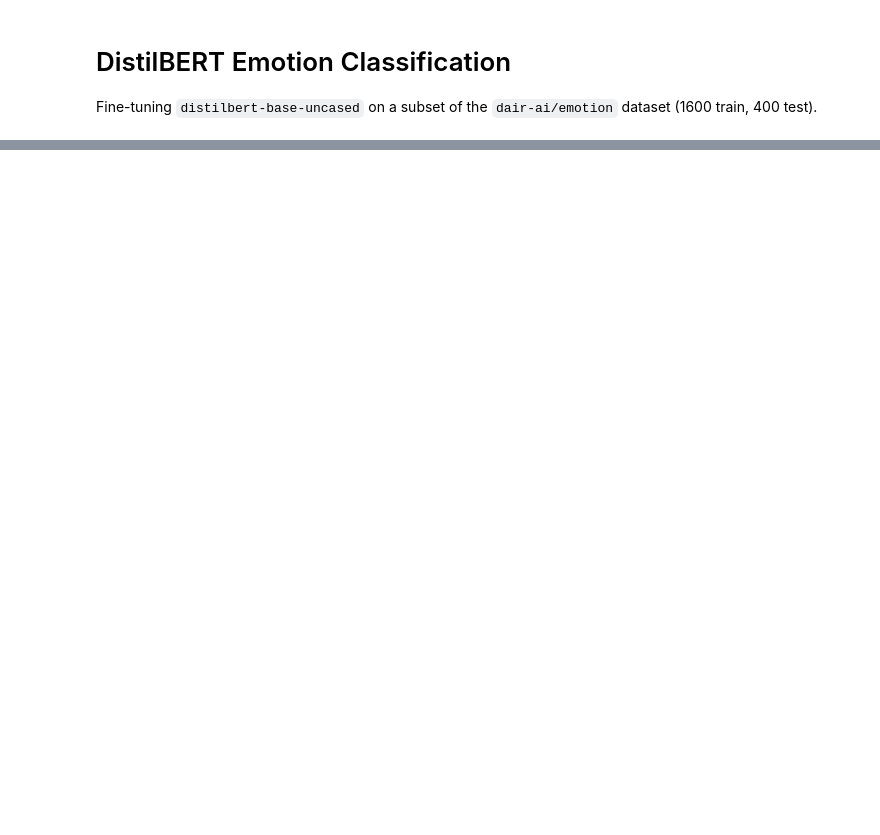
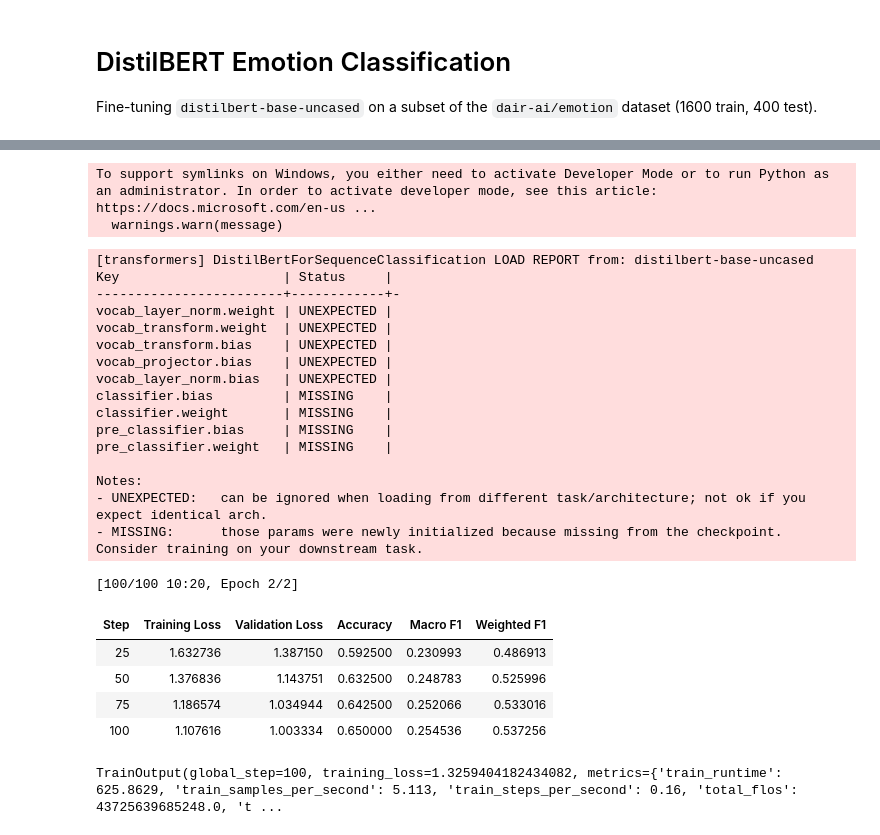
Before and after one commit to adiletbtrv/distilbert-emotion-classifier, a Jupyter notebook: emotion_finetuning.ipynb, the cells around one changed output, grey strips where cells are left out. Drawn from its saved outputs; the diff is of its cells as text; code cells hidden in the pictures; blank space fills up the shorter version.

```diff
--- a/emotion_finetuning.ipynb
+++ b/emotion_finetuning.ipynb
@@ -7,8 +11,19 @@ Fine-tuning `distilbert-base-uncased` on a subset of the `dair-ai/emotion` datas
 # %%
+import os
+from collections import Counter
+
+import matplotlib.pyplot as plt
 import numpy as np
+import seaborn as sns
 import torch
 from datasets import load_dataset
-from sklearn.metrics import accuracy_score, classification_report, f1_score
+from sklearn.metrics import (
+    accuracy_score,
+    classification_report,
+    confusion_matrix,
+    f1_score,
+    precision_recall_fscore_support,
+)
 from transformers import (
     AutoModelForSequenceClassification,
     AutoTokenizer,
@@ -22,6 +37,7 @@ MODEL_NAME = "distilbert-base-uncased"
 DATASET_NAME = "dair-ai/emotion"
 TRAIN_SIZE = 1600
 TEST_SIZE = 400
+MAX_LENGTH = 64
 
 device = "cuda" if torch.cuda.is_available() else "cpu"
 print(f"Device: {device}")
@@ -42,11 +85,14 @@ print("Sample row:", train_dataset[0])
 tokenizer = AutoTokenizer.from_pretrained(MODEL_NAME)
 
 def tokenize_batch(batch):
-    return tokenizer(batch["text"], truncation=True, max_length=128)
+    return tokenizer(batch["text"], truncation=True, max_length=MAX_LENGTH)
 
 tokenized_train = train_dataset.map(tokenize_batch, batched=True)
 tokenized_test = test_dataset.map(tokenize_batch, batched=True)
 data_collator = DataCollatorWithPadding(tokenizer=tokenizer)
+# %% [output]
+To support symlinks on Windows, you either need to activate Developer Mode or to run Python as an administrator. In order to activate developer mode, see this article: https://docs.microsoft.com/en-us ...
+  warnings.warn(message)
 # %%
 def compute_metrics(eval_pred):
     logits, labels = eval_pred
@@ -54,39 +100,65 @@ def compute_metrics(eval_pred):
     return {
         "accuracy": accuracy_score(labels, preds),
         "macro_f1": f1_score(labels, preds, average="macro"),
+        "weighted_f1": f1_score(labels, preds, average="weighted"),
     }
 
 model = AutoModelForSequenceClassification.from_pretrained(
     MODEL_NAME,
     num_labels=num_labels,
     id2label=id2label,
     label2id=label2id,
 )
 
 training_args = TrainingArguments(
     output_dir="emotion_model",
     num_train_epochs=2,
-    per_device_train_batch_size=16,
+    per_device_train_batch_size=32,
     per_device_eval_batch_size=32,
     learning_rate=3e-5,
     weight_decay=0.01,
-    eval_strategy="epoch",
+    eval_strategy="steps",
+    eval_steps=25,
+    logging_steps=25,
     save_strategy="no",
     report_to="none",
     seed=SEED,
-    logging_steps=25,
 )
 
 trainer = Trainer(
     model=model,
     args=training_args,
     train_dataset=tokenized_train,
     eval_dataset=tokenized_test,
     data_collator=data_collator,
     compute_metrics=compute_metrics,
 )
 
 trainer.train()
+# %% [output]
+[transformers] DistilBertForSequenceClassification LOAD REPORT from: distilbert-base-uncased
+Key                     | Status     |
+------------------------+------------+-
+vocab_layer_norm.weight | UNEXPECTED |
+vocab_transform.weight  | UNEXPECTED |
+vocab_transform.bias    | UNEXPECTED |
+vocab_projector.bias    | UNEXPECTED |
+vocab_layer_norm.bias   | UNEXPECTED |
+classifier.bias         | MISSING    |
+classifier.weight       | MISSING    |
+pre_classifier.bias     | MISSING    |
+pre_classifier.weight   | MISSING    |
+
+Notes:
+- UNEXPECTED:   can be ignored when loading from different task/architecture; not ok if you expect identical arch.
+- MISSING:      those params were newly initialized because missing from the checkpoint. Consider training on your downstream task.
+[100/100 10:20, Epoch 2/2]
+| Step | Training Loss | Validation Loss | Accuracy | Macro F1 | Weighted F1 |
+| 25 | 1.632736 | 1.387150 | 0.592500 | 0.230993 | 0.486913 |
+| 50 | 1.376836 | 1.143751 | 0.632500 | 0.248783 | 0.525996 |
+| 75 | 1.186574 | 1.034944 | 0.642500 | 0.252066 | 0.533016 |
+| 100 | 1.107616 | 1.003334 | 0.650000 | 0.254536 | 0.537256 |
+TrainOutput(global_step=100, training_loss=1.3259404182434082, metrics={'train_runtime': 625.8629, 'train_samples_per_second': 5.113, 'train_steps_per_second': 0.16, 'total_flos': 43725639685248.0, 't ...
 # %%
 predictions = trainer.predict(tokenized_test)
 y_true = predictions.label_ids
```
Also changed, not shown: parts of 6 cells of this notebook, 3 other files.
